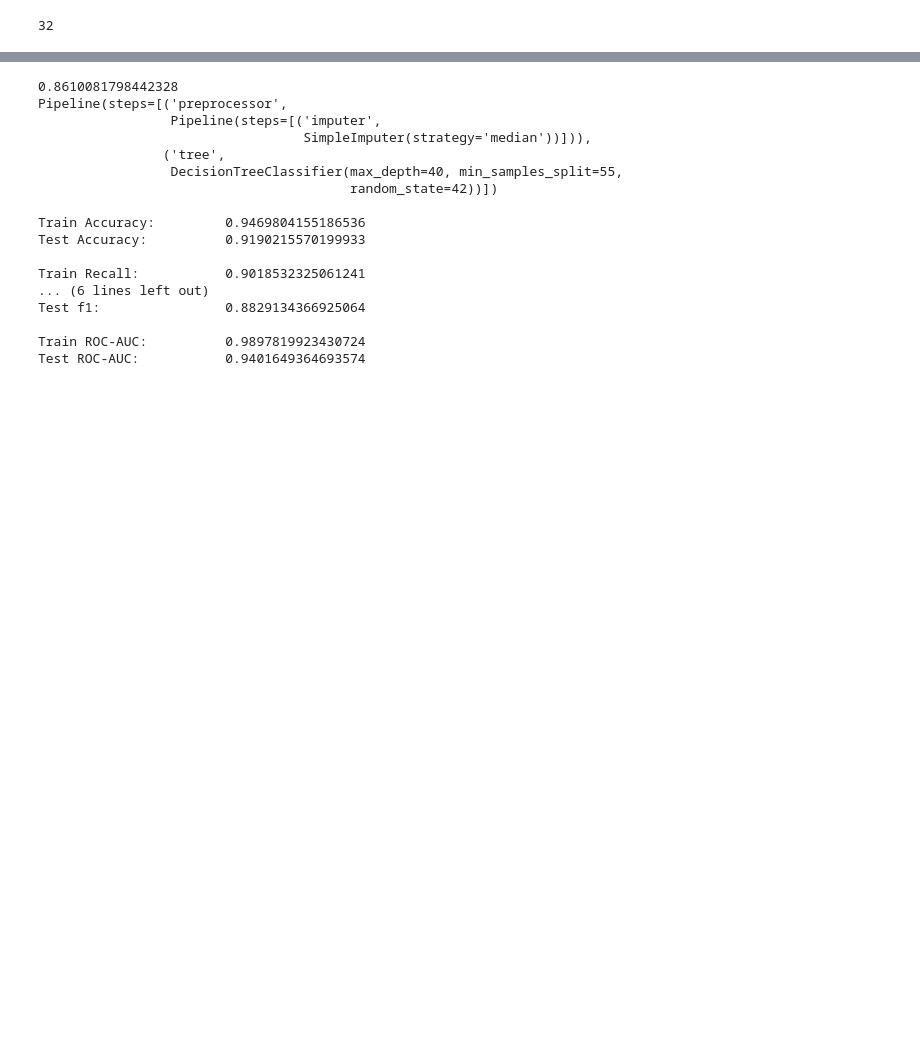
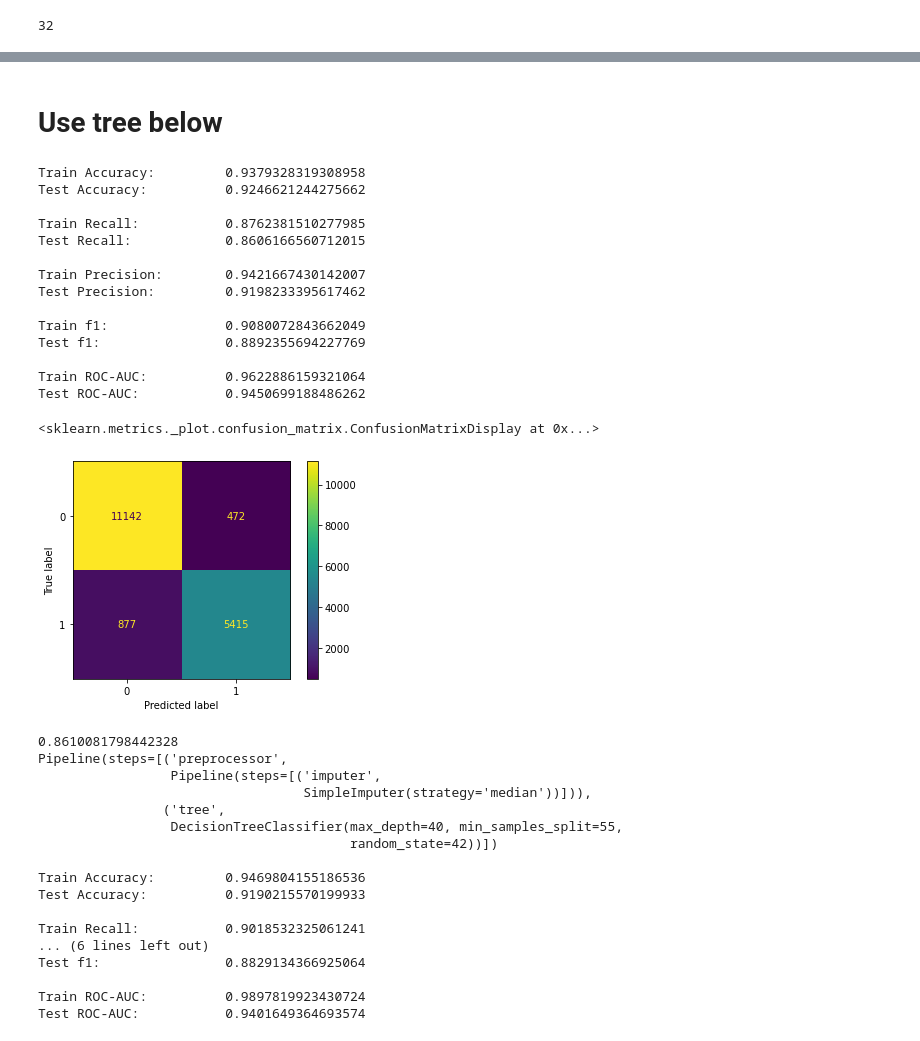
Before and after one commit to pjlannoo/StarVariabilityML, a Jupyter notebook: Notebooks/ConnorWorkSpace/Models.ipynb, the cells around one changed output, grey strips where cells are left out. Drawn from its saved outputs; the diff is of its cells as text; code cells hidden in the pictures; blank space fills up the shorter version.

```diff
--- a/Notebooks/ConnorWorkSpace/Models.ipynb
+++ b/Notebooks/ConnorWorkSpace/Models.ipynb
@@ -334,3 +339,55 @@ Test ROC-AUC:           0.9450699188486262
+# %% [markdown]
+# Use tree below
+# %%
+tree = Pipeline(steps=[
+    ('preprocessor',preprocessor),
+    ('tree', DecisionTreeClassifier(random_state=42, max_depth=15, min_samples_split=74))
+])
+tree.fit(x_train[used_num_cols1], y_train)
+train_preds = tree.predict(x_train[used_num_cols1])
+test_preds = tree.predict(x_test[used_num_cols1])
+train_probs = tree.predict_proba(x_train[used_num_cols1])[:,1]
+test_probs = tree.predict_proba(x_test[used_num_cols1])[:,1]
+
+train_accuracy = accuracy_score(y_train, train_preds)
+test_accuracy = accuracy_score(y_test, test_preds)
+train_recall = recall_score(y_train, train_preds, zero_division=0)
+test_recall = recall_score(y_test, test_preds, zero_division=0)
+train_precision = precision_score(y_train, train_preds, zero_division=0)
+test_precision = precision_score(y_test, test_preds, zero_division=0)
+train_f1 = f1_score(y_train, train_preds, zero_division=0)
+test_f1 = f1_score(y_test, test_preds, zero_division=0)
+train_rocauc = roc_auc_score(y_train, train_probs)
+test_rocauc = roc_auc_score(y_test, test_probs)
+
+print(F'\nTrain Accuracy:\t\t{train_accuracy}')
+print(F'Test Accuracy:\t\t{test_accuracy}')
+print(F"\nTrain Recall:\t\t{train_recall}")
+print(F'Test Recall:\t\t{test_recall}')
+print(F"\nTrain Precision:\t{train_precision}")
+print(F'Test Precision:\t\t{test_precision}')
+print(F"\nTrain f1:\t\t{train_f1}")
+print(F'Test f1:\t\t{test_f1}')
+print(F"\nTrain ROC-AUC:\t\t{train_rocauc}")
+print(F'Test ROC-AUC:\t\t{test_rocauc}')
+plot_confusion_matrix(cv_rfc, x_test[used_num_cols1], y_test)
+# %% [output]
+Train Accuracy:         0.9379328319308958
+Test Accuracy:          0.9246621244275662
+
+Train Recall:           0.8762381510277985
+Test Recall:            0.8606166560712015
+
+Train Precision:        0.9421667430142007
+Test Precision:         0.9198233395617462
+
+Train f1:               0.9080072843662049
+Test f1:                0.8892355694227769
+
+Train ROC-AUC:          0.9622886159321064
+Test ROC-AUC:           0.9450699188486262
+<sklearn.metrics._plot.confusion_matrix.ConfusionMatrixDisplay at 0x...>
+[figure, added]
 # %%
 # tree = Pipeline(steps=[
 #     ('preprocessor',preprocessor),
```
Also changed, not shown: parts of 2 cells of this notebook, 1 other file.
